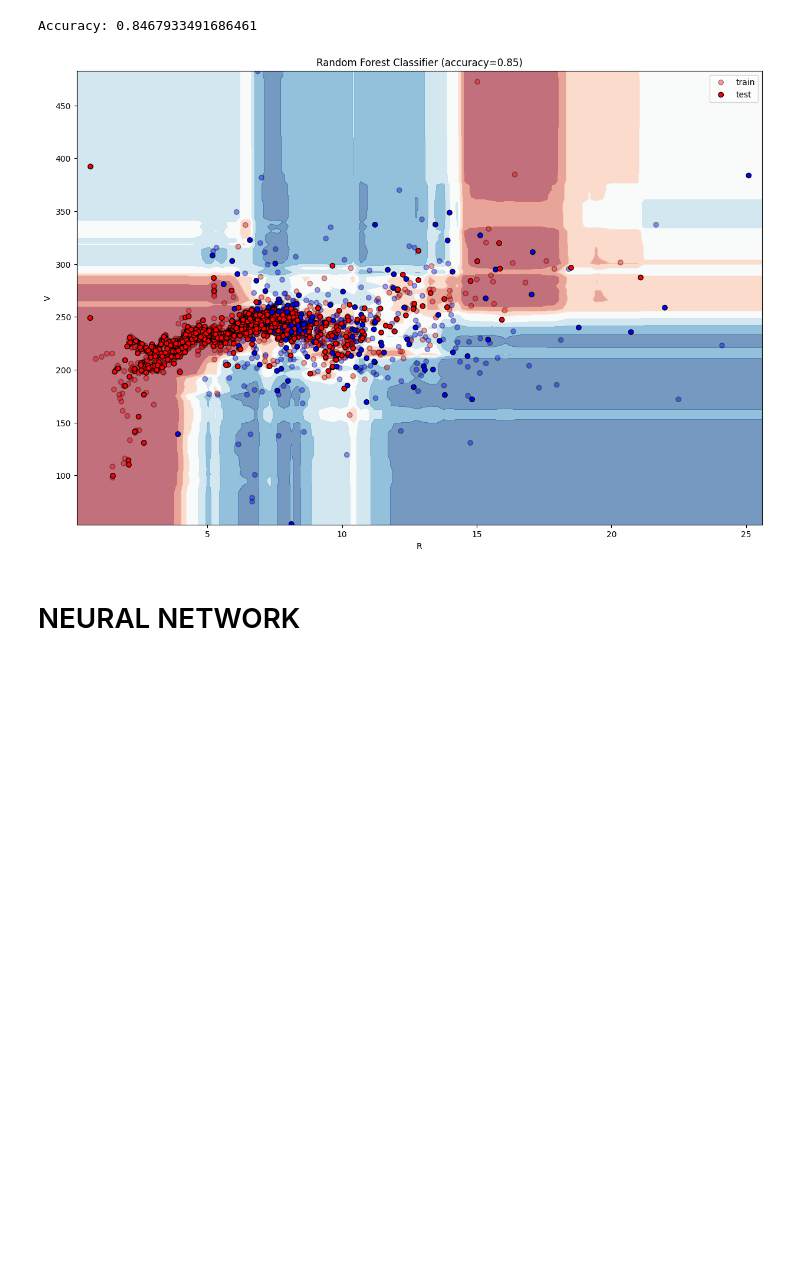
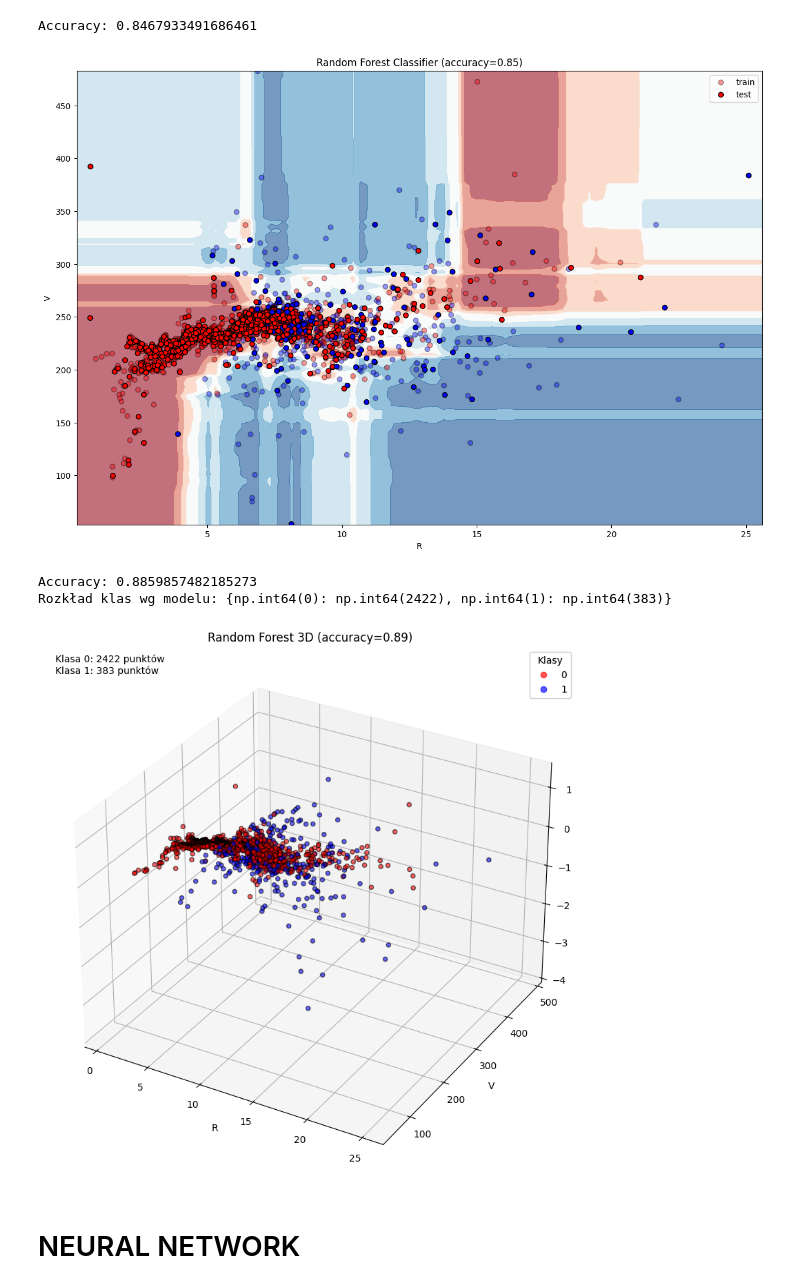
Before and after one commit to redrosesarecool/staz, a Jupyter notebook: Classifier_comparison.ipynb, the cells around one changed output. Cells and saved outputs as stored; diff of their text form; code cells hidden in the pictures; blank space fills up the shorter version.

```diff
--- a/Classifier_comparison.ipynb
+++ b/Classifier_comparison.ipynb
@@ -213,6 +213,83 @@ plt.show()
 # %% [output]
 Accuracy: 0.8467933491686461
 [figure]
+# %%
+import pandas as pd
+import numpy as np
+import matplotlib.pyplot as plt
+from sklearn.model_selection import train_test_split
+from sklearn.ensemble import RandomForestClassifier
+from sklearn.preprocessing import StandardScaler
+from sklearn.pipeline import make_pipeline
+
+# dane
+file_path = "/content/drive/My Drive/r_v_z.dat"
+df_all = pd.read_csv(file_path, delim_whitespace=True)
+
+# dane wejściowe: R, V, z
+X = df_all[['R', 'V', 'z']].values
+
+# klasy
+y = np.zeros(len(df_all), dtype=int)
+y[2217:2723] = 1
+
+# podział na train i test
+X_train, X_test, y_train, y_test = train_test_split(
+    X, y, test_size=0.3, random_state=42, stratify=y
+)
+
+# model random forest w 3d
+clf = make_pipeline(
+    StandardScaler(),
+    RandomForestClassifier(
+        n_estimators=200, # liczba drzew w lesie, więcej drzew to stabilniejszy wynik, ale wolniejsze uczenie
+        max_depth=8, # maksymalna głębokość drzewa
+        random_state=42 # ziarno generatora losowego
+    )
+)
+clf.fit(X_train, y_train) # uczenie modelu na danych treningowyc
+score = clf.score(X_test, y_test) # zwraca accuracy
+print("Accuracy:", score)
+
+# predykcje
+y_pred = clf.predict(X) #każdy element to etykieta klasy przewidzianej przez model
+unique, counts = np.unique(y_pred, return_counts=True) # zwraca wartości w tablicy oraz ich liczność
+class_distribution = dict(zip(unique, counts)) # łączy wartości i robi z nich slownik
+print("Rozkład klas wg modelu:", class_distribution)
+
+# wykres 3d
+plt.ion()  # tryb interaktywny pyplot
+fig = plt.figure(figsize=(15, 10))
+ax = fig.add_subplot(111, projection='3d') # okno z wykresem 3d, który można obracać myszką w trybie interaktywnym
+
+# parametry jak mają punkty wyglądać
+custom_cmap = ListedColormap(["red", "blue"]) # kolory punktów
+scatter = ax.scatter(
+    X[:, 0], X[:, 1], X[:, 2],
+    c=y_pred, cmap=custom_cmap, marker="o", edgecolor="k", alpha=0.6
+)
+# osie
+ax.set_xlabel("R")
+ax.set_ylabel("V")
+ax.set_zlabel("z")
+ax.set_title(f"Random Forest 3D (accuracy={score:.2f})")
+
+# legenda: kolory klas
+legend1 = ax.legend(
+    *scatter.legend_elements(),
+    title="Klasy"
+)
+ax.add_artist(legend1)
+
+# liczba punktów w każdej klasie
+txt = "\n".join([f"Klasa {k}: {v} punktów" for k, v in class_distribution.items()])
+ax.text2D(0.02, 0.95, txt, transform=ax.transAxes)
+
+plt.show()
+# %% [output]
+Accuracy: 0.8859857482185273
+Rozkład klas wg modelu: {np.int64(0): np.int64(2422), np.int64(1): np.int64(383)}
+[figure, added]
 # %% [markdown]
 # NEURAL NETWORK
 # %%
```
